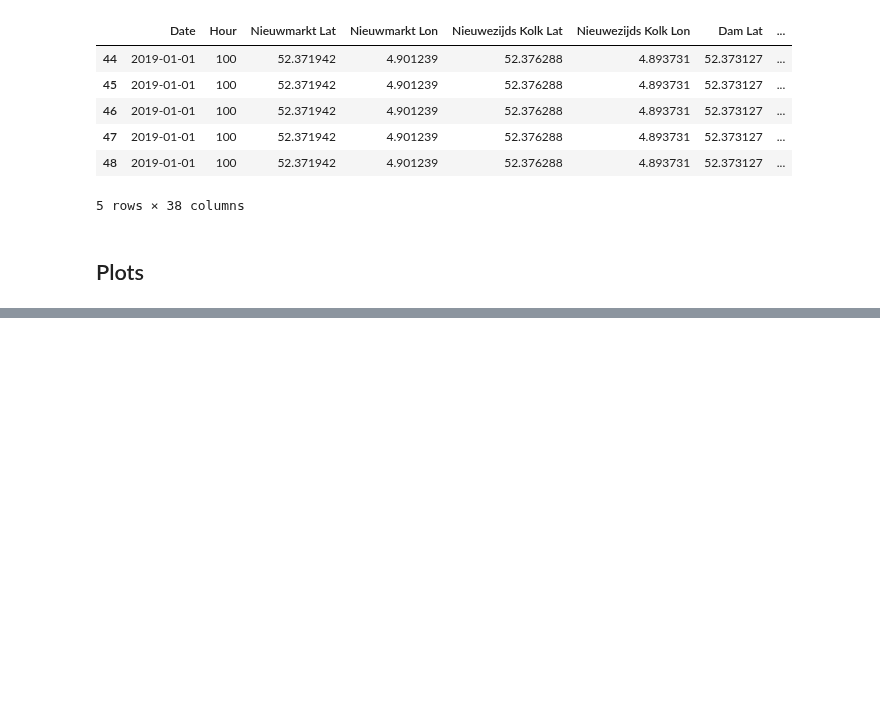
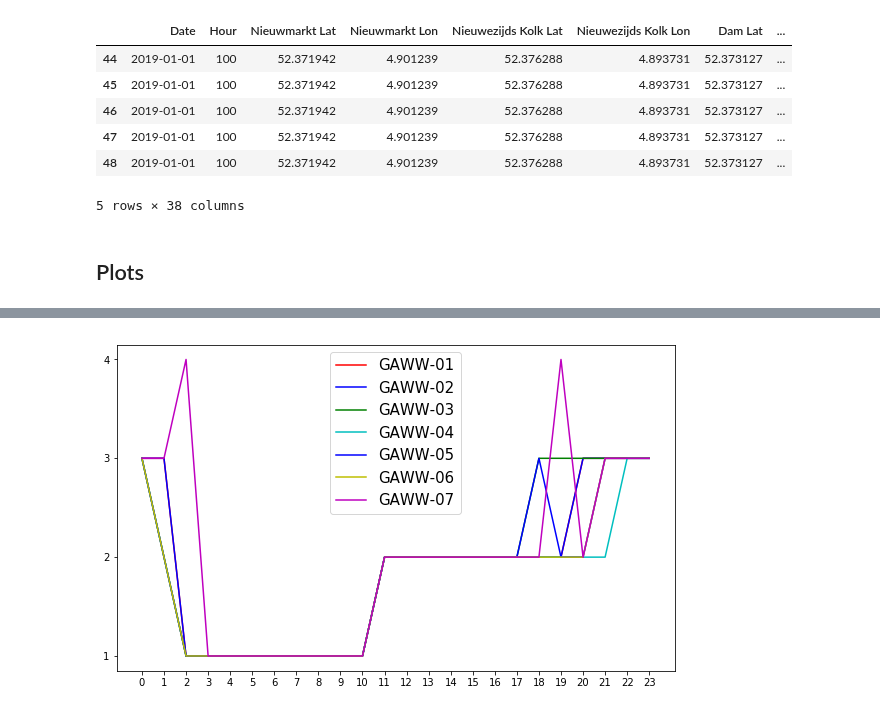
Before and after one commit to LeDon96/CrowdednessPrediction, a Jupyter notebook: Jupyter Notebooks/Time Series.ipynb, the cells around one changed output, grey strips where cells are left out. Saved outputs shown, nothing was run; the diff lists cells and outputs as text; code cells hidden in the pictures; blank space fills up the shorter version.

```diff
--- a/Jupyter Notebooks/Time Series.ipynb
+++ b/Jupyter Notebooks/Time Series.ipynb
@@ -19 +24,8 @@ pred_df.sort_values(by=["Date", "Hour"], inplace=True)
+# %%
+pred_clas_df = pd.read_csv("../../../Data_thesis/Full_Datasets/rfc_Predictions.csv")
+pred_clas_df["Date"] = pd.to_datetime(pred_clas_df["Date"], format="%Y-%m-%d")
+pred_clas_df = pred_clas_df[(pred_clas_df["Date"] >= pd.Timestamp(2019,3,1)) &
+                  (pred_clas_df["Date"] <= pd.Timestamp(2019,3,1))].reset_index().drop(columns=["index"])
+pred_clas_df["Hour"].replace(2400, 0, inplace=True)
+pred_clas_df.sort_values(by=["Date", "Hour"], inplace=True)
 # %%
@@ -50,0 +83,28 @@ plt.plot(dates,x, "r")
+# %%
+x_1 = pred_clas_df[pred_clas_df["Sensor"] == "GAWW-01"]["CrowdednessCount"].values.reshape(-1,1)
+x_2 = pred_clas_df[pred_clas_df["Sensor"] == "GAWW-02"]["CrowdednessCount"].values.reshape(-1,1)
+x_3 = pred_clas_df[pred_clas_df["Sensor"] == "GAWW-03"]["CrowdednessCount"].values.reshape(-1,1)
+x_4 = pred_clas_df[pred_clas_df["Sensor"] == "GAWW-04"]["CrowdednessCount"].values.reshape(-1,1)
+x_5 = pred_clas_df[pred_clas_df["Sensor"] == "GAWW-05"]["CrowdednessCount"].values.reshape(-1,1)
+x_6 = pred_clas_df[pred_clas_df["Sensor"] == "GAWW-06"]["CrowdednessCount"].values.reshape(-1,1)
+x_7 = pred_clas_df[pred_clas_df["Sensor"] == "GAWW-07"]["CrowdednessCount"].values.reshape(-1,1)
+date = pred_clas_df[pred_clas_df["Sensor"] == "GAWW-03"]["Hour"]
+date = date.values.reshape(-1,1)
+# %%
+plt.figure(figsize=(10,6))
+plt.plot(date,x_1, "r", label="GAWW-01")
+plt.plot(date,x_2, "b", label="GAWW-02")
+plt.plot(date,x_3, "g", label="GAWW-03")
+plt.plot(date,x_4, "c", label="GAWW-04")
+plt.plot(date,x_5, "b", label="GAWW-05")
+plt.plot(date,x_6, "y", label="GAWW-06")
+plt.plot(date,x_7, "m", label="GAWW-07")
+
+
+plt.legend(prop={"size": 15})
+plt.yticks(range(1,5,1), ("1", "2", "3", "4"))
+plt.xticks(range(0,2400,100), ("0","1", "2", "3", "4", "5", "6", "7", "8", "9", "10", "11", "12", "13",
+                          "14", "15", "16", "17", "18", "19", "20", "21", "22", "23"))
+plt.savefig('../../../Data_thesis/Useful/clas_timeSeries.png')
+# %% [output]
+[figure, added]
```
Also changed, not shown: parts of 6 cells of this notebook, 1 other file.
